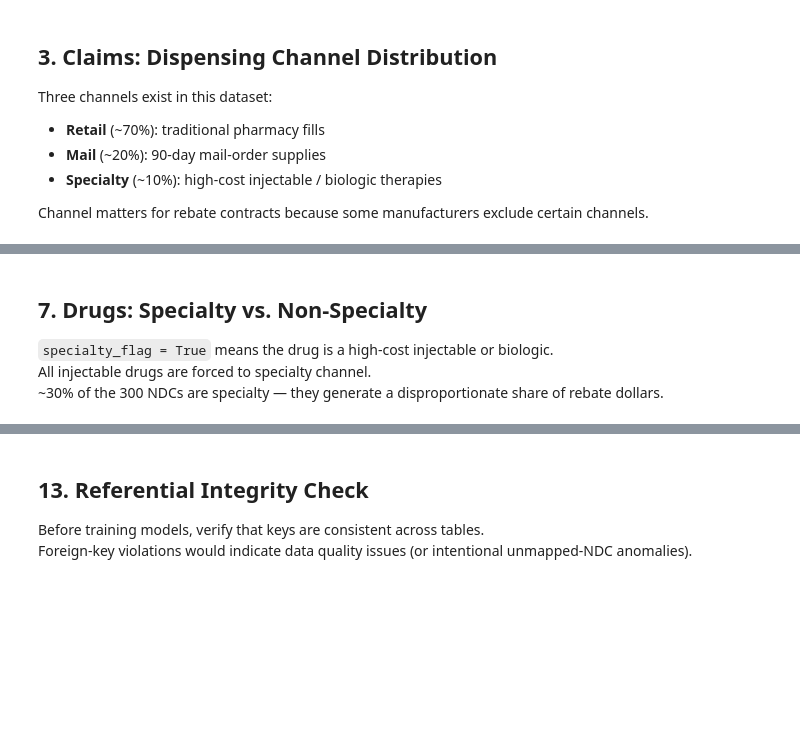
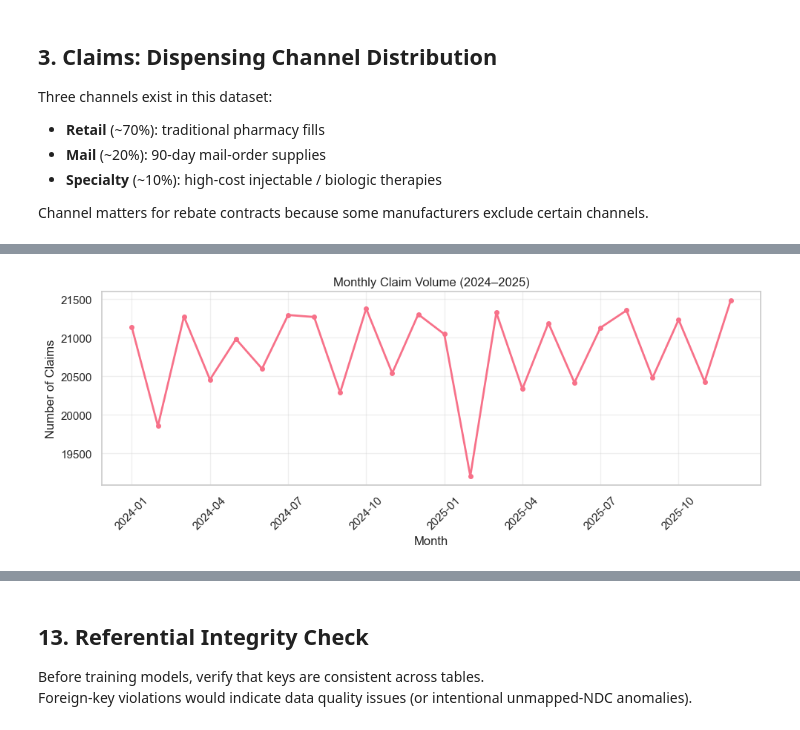
Before and after one commit to ZackLarsen/anomaly-detection, a Jupyter notebook: notebooks/01_generate_demo_data.ipynb, the cells around one changed output, grey strips where cells are left out. Drawn from its saved outputs; the diff is of its cells as text; code cells hidden in the pictures; blank space fills up the shorter version.

```diff
--- a/notebooks/01_generate_demo_data.ipynb
+++ b/notebooks/01_generate_demo_data.ipynb
@@ -247,9 +189,28 @@ chart
-# %% [markdown]
-## 7. Drugs: Specialty vs. Non-Specialty
-
-`specialty_flag = True` means the drug is a high-cost injectable or biologic.
-All injectable drugs are forced to specialty channel.
-~30% of the 300 NDCs are specialty — they generate a disproportionate share of rebate dollars.
+# %%
+monthly = (
+    claims
+    .with_columns(
+        pl.col("fill_date").dt.strftime("%Y-%m").alias("month")
+    )
+    .group_by("month")
+    .agg(pl.len().alias("claims"))
+    .sort("month")
+)
+
+# Plot with matplotlib
+fig, ax = plt.subplots(figsize=(10, 4))
+data = monthly.to_pandas()
+ax.plot(range(len(data)), data['claims'], marker='o', linewidth=2, markersize=4)
+ax.set_xticks(range(0, len(data), 3))
+ax.set_xticklabels(data['month'].iloc[::3], rotation=45)
+ax.set_xlabel("Month")
+ax.set_ylabel("Number of Claims")
+ax.set_title("Monthly Claim Volume (2024–2025)")
+ax.grid(True, alpha=0.3)
+plt.tight_layout()
+plt.show()
+# %% [output]
+[figure, added]
 # %%
 spec_counts = (
     drugs
```
Also changed, not shown: parts of 22 cells of this notebook, 4 other files.
